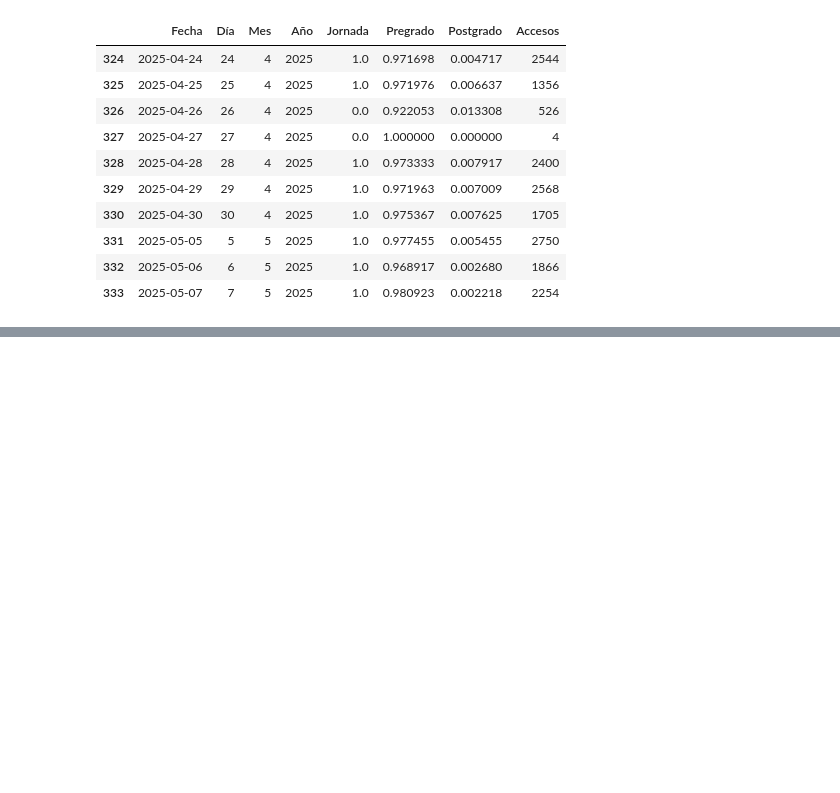
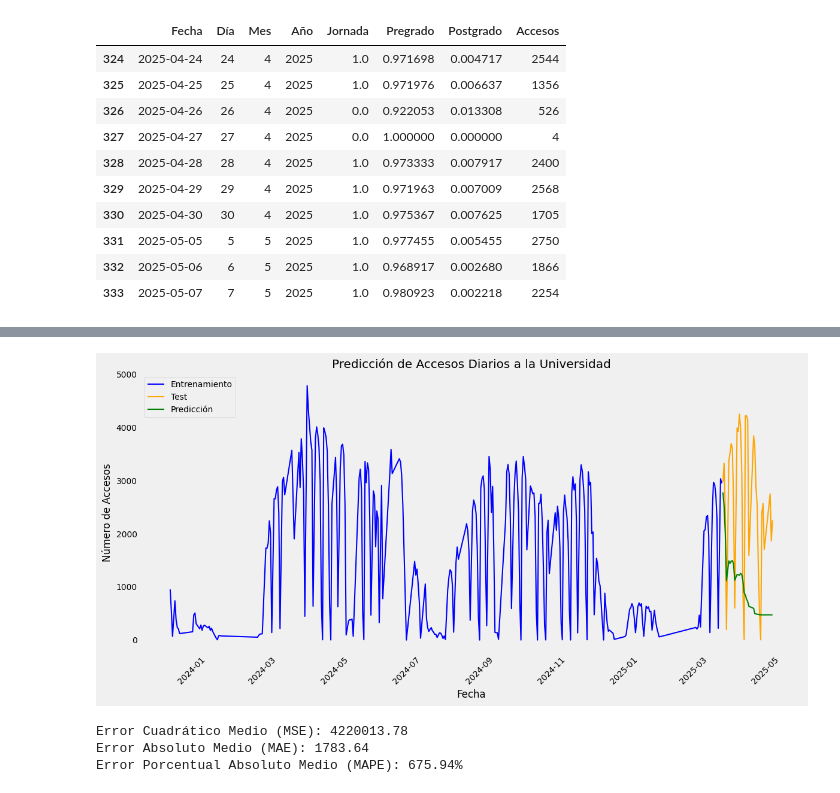
Before and after one commit to BrendanRubilar/IA_Library_Proyect, a Jupyter notebook: LibraryUseRF.ipynb, the cells around one changed output, grey strips where cells are left out. Drawn from its saved outputs; the diff is of its cells as text; code cells hidden in the pictures; blank space fills up the shorter version.

```diff
--- a/LibraryUseRF.ipynb
+++ b/LibraryUseRF.ipynb
@@ -104,0 +131,5 @@ daily_counts.tail(10)
+# %%
+train_Size = int(len(daily_counts)*0.9)
+
+train = daily_counts['Accesos'][:train_Size]
+test = daily_counts['Accesos'][train_Size:]
@@ -104,0 +214,7 @@ daily_counts.tail(10)
+# %%
+regressor = RandomForestRegressor(n_estimators=250, max_depth=3, random_state=123)
+forecaster = ForecasterRecursive(
+                 regressor = regressor,
+                 lags      = 6
+             )
+forecaster.fit(y=train)
@@ -104,0 +223,2 @@ daily_counts.tail(10)
+# %%
+predicted = forecaster.predict(steps=len(test))
@@ -104,0 +245,26 @@ daily_counts.tail(10)
+# %%
+# Grafico
+plt.figure(figsize=(12, 6))
+plt.plot(daily_counts['Fecha'][:train_Size], train, label='Entrenamiento', color='blue')
+plt.plot(daily_counts['Fecha'][train_Size:], test, label='Test', color='orange')
+plt.plot(daily_counts['Fecha'][train_Size:], predicted, label='Predicción', color='green')
+plt.title('Predicción de Accesos Diarios a la Universidad')
+plt.xlabel('Fecha')
+plt.ylabel('Número de Accesos')
+plt.xticks(rotation=45)
+plt.legend()
+plt.grid()
+plt.tight_layout()
+plt.show()
+# Evaluación del modelo
+mse = mean_squared_error(test, predicted)
+mae = mean_absolute_error(test, predicted)
+mape = mean_absolute_percentage_error(test, predicted)
+print(f"Error Cuadrático Medio (MSE): {mse:.2f}")
+print(f"Error Absoluto Medio (MAE): {mae:.2f}")
+print(f"Error Porcentual Absoluto Medio (MAPE): {mape:.2f}%")
+# %% [output]
+[figure, added]
+Error Cuadrático Medio (MSE): 4220013.78
+Error Absoluto Medio (MAE): 1783.64
+Error Porcentual Absoluto Medio (MAPE): 675.94%
```
Also changed, not shown: parts of 12 cells of this notebook.
